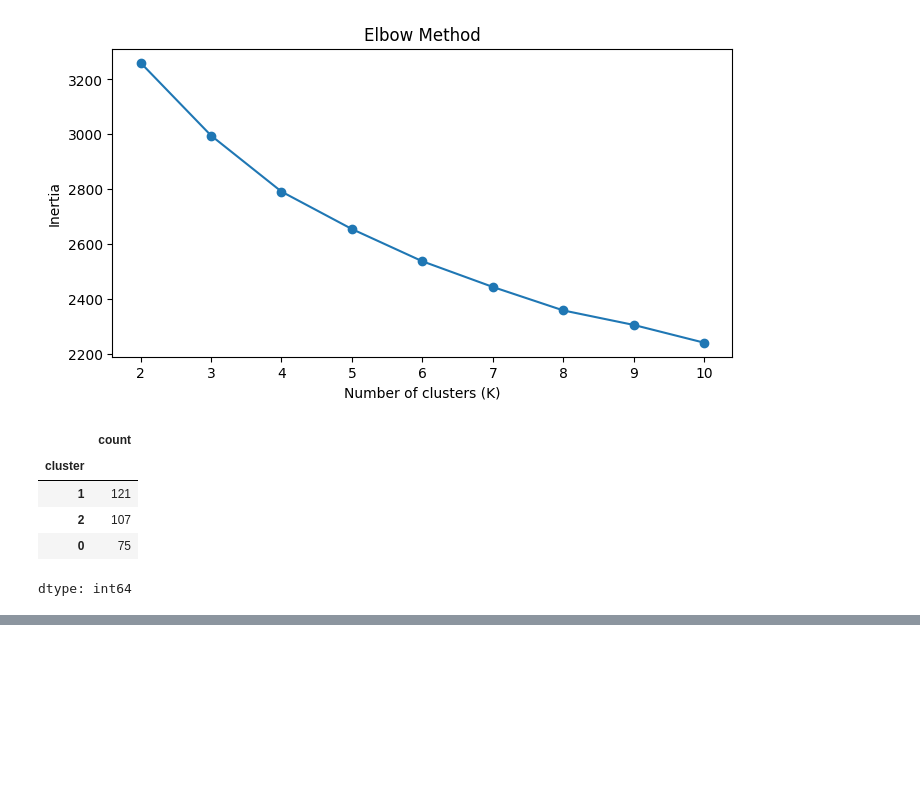
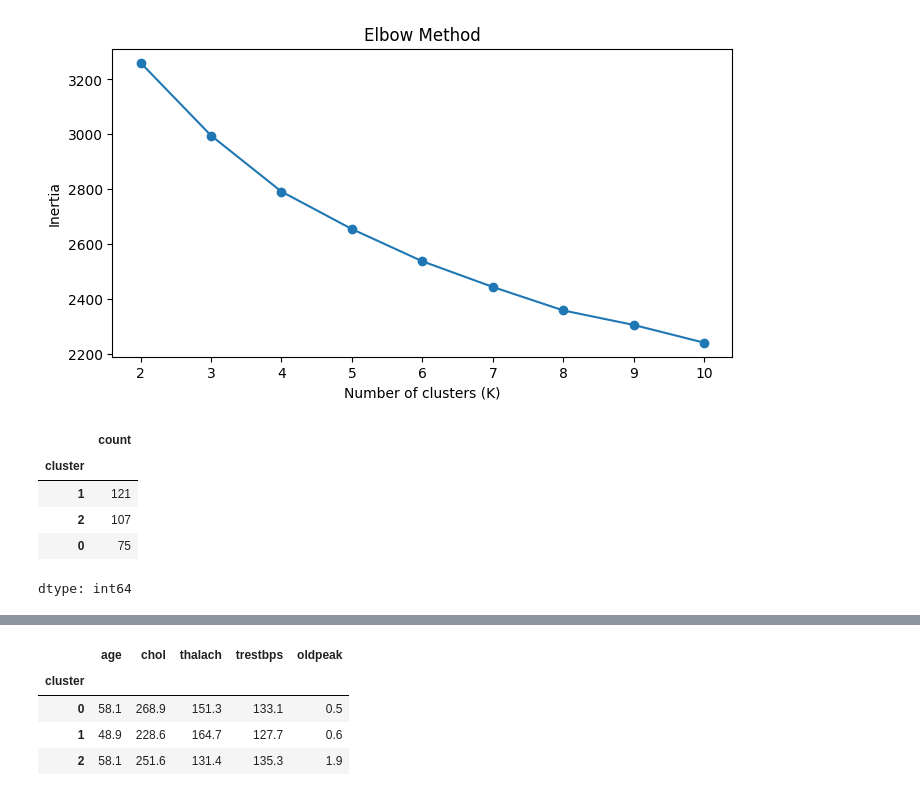
Before and after one commit to pilucha06/heart-disease-clustering, a Jupyter notebook: notebook.ipynb, the cells around one changed output, grey strips where cells are left out. Cells and saved outputs as stored; diff of their text form; code cells hidden in the pictures; blank space fills up the shorter version.

```diff
--- a/notebook.ipynb
+++ b/notebook.ipynb
@@ -151,0 +167,14 @@ dtype: int64
+# %%
+df.groupby('cluster')[['age', 'chol', 'thalach', 'trestbps', 'oldpeak']].mean().round(1)
+#thalach alto → corazón más sano, puede alcanzar frecuencias cardíacas más altas
+#oldpeak alto → señal de estrés cardíaco, más riesgoso
+#trestbps alto → presión arterial alta, factor de riesgo
+#chol alto → colesterol alto, factor de riesgo
+
+#se ve que el grupo en mas riesgo es el 2
+# %% [output]
+|  | age | chol | thalach | trestbps | oldpeak |
+| cluster |  |  |  |  |  |
+| 0 | 58.1 | 268.9 | 151.3 | 133.1 | 0.5 |
+| 1 | 48.9 | 228.6 | 164.7 | 127.7 | 0.6 |
+| 2 | 58.1 | 251.6 | 131.4 | 135.3 | 1.9 |
```
Also changed, not shown: parts of 1 cell of this notebook.
